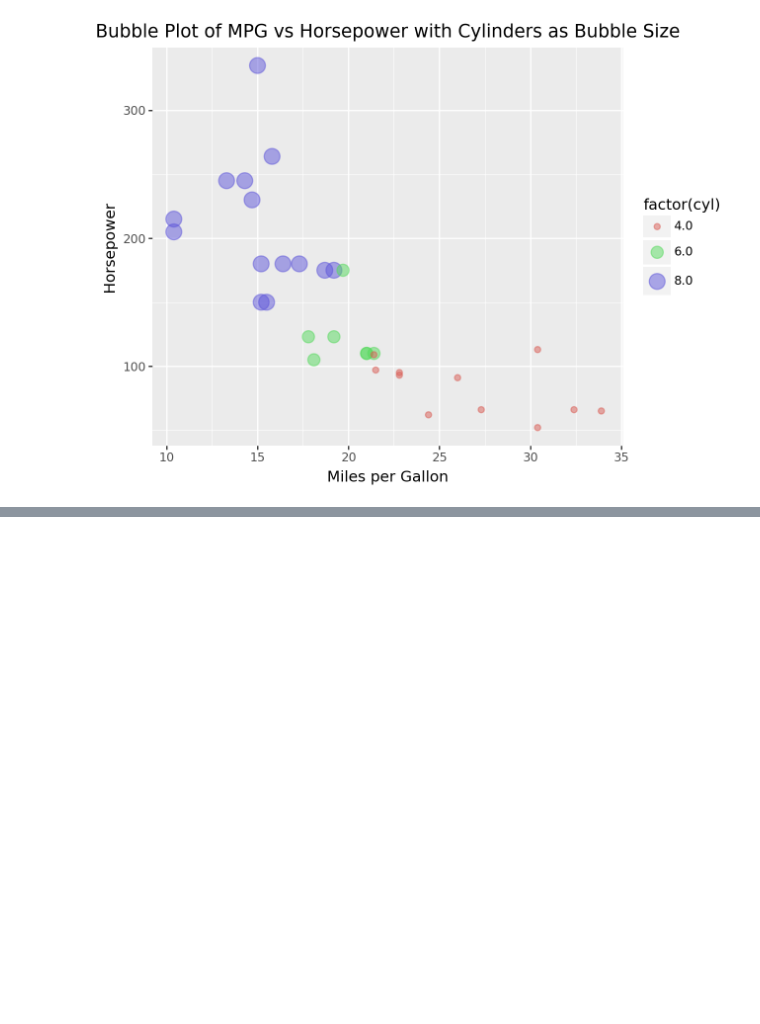
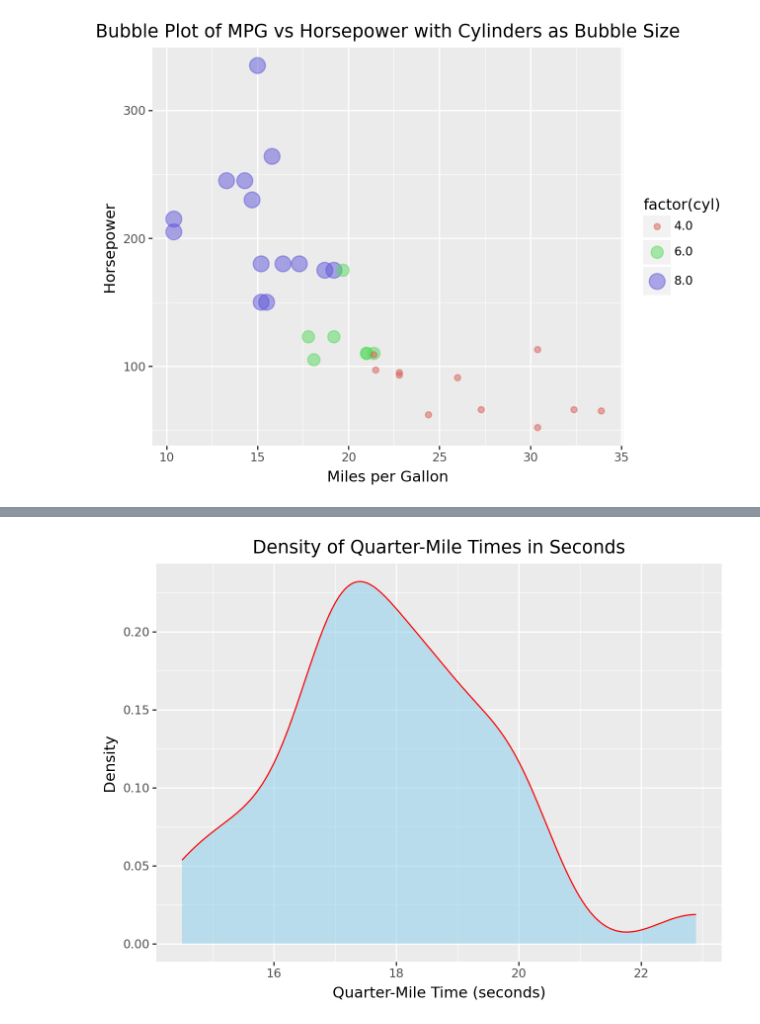
Before and after one commit to rtneely/GSB-544, a Jupyter notebook: Copy_of_Introduction_to_Data_Viz_Using_mtcars_Dataset.ipynb, the cells around one changed output, grey strips where cells are left out. Cells and saved outputs as stored; diff of their text form; code cells hidden in the pictures; blank space fills up the shorter version.

```diff
--- a/Copy_of_Introduction_to_Data_Viz_Using_mtcars_Dataset.ipynb
+++ b/Copy_of_Introduction_to_Data_Viz_Using_mtcars_Dataset.ipynb
@@ -91,0 +97,7 @@ ggplot(df, aes(x='mpg', y='wt', fill = 'factor(cyl)')) + geom_violin(alpha=0.5)+
+# %%
+# Create plot with third new geometry here
+(ggplot(df, aes(x='qsec')) +
+geom_density(fill='skyblue', color='red', alpha=0.5)+
+labs(x='Quarter-Mile Time (seconds)', y= 'Density', title='Density of Quarter-Mile Times in Seconds'))
+# %% [output]
+[figure, added]
```
Also changed, not shown: parts of 3 cells of this notebook, 20 other files.
